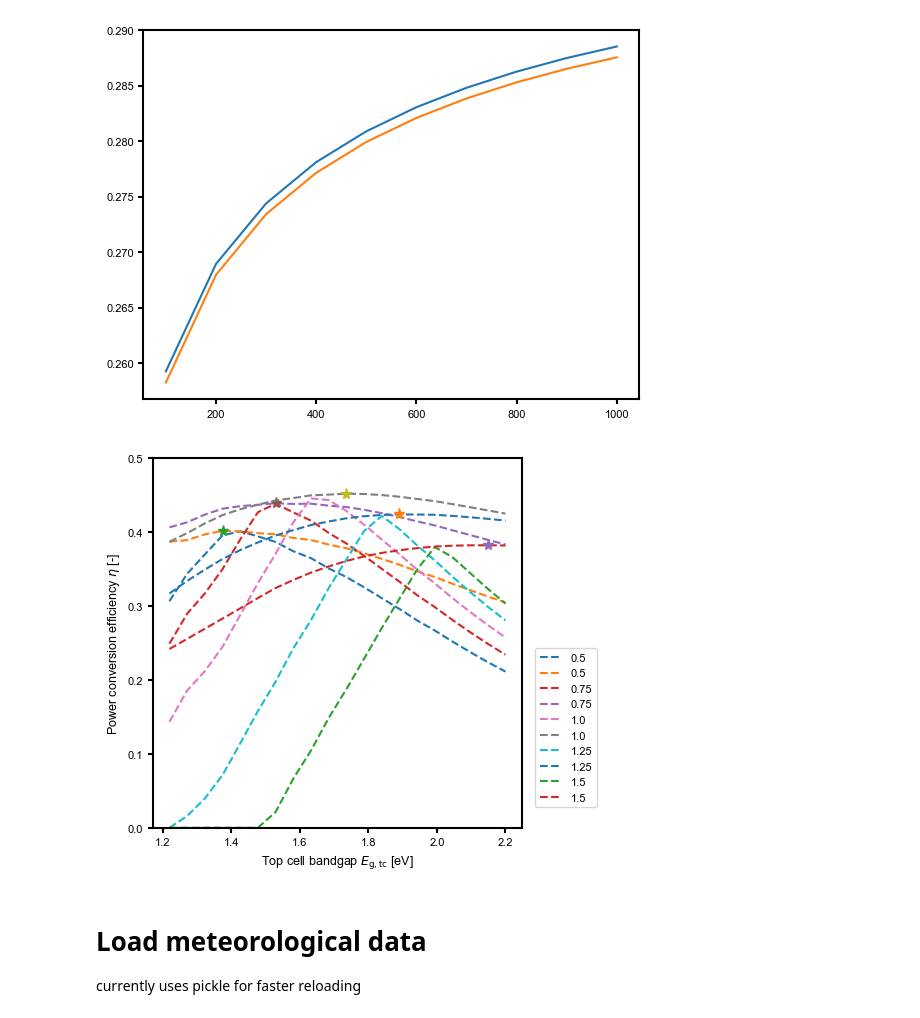
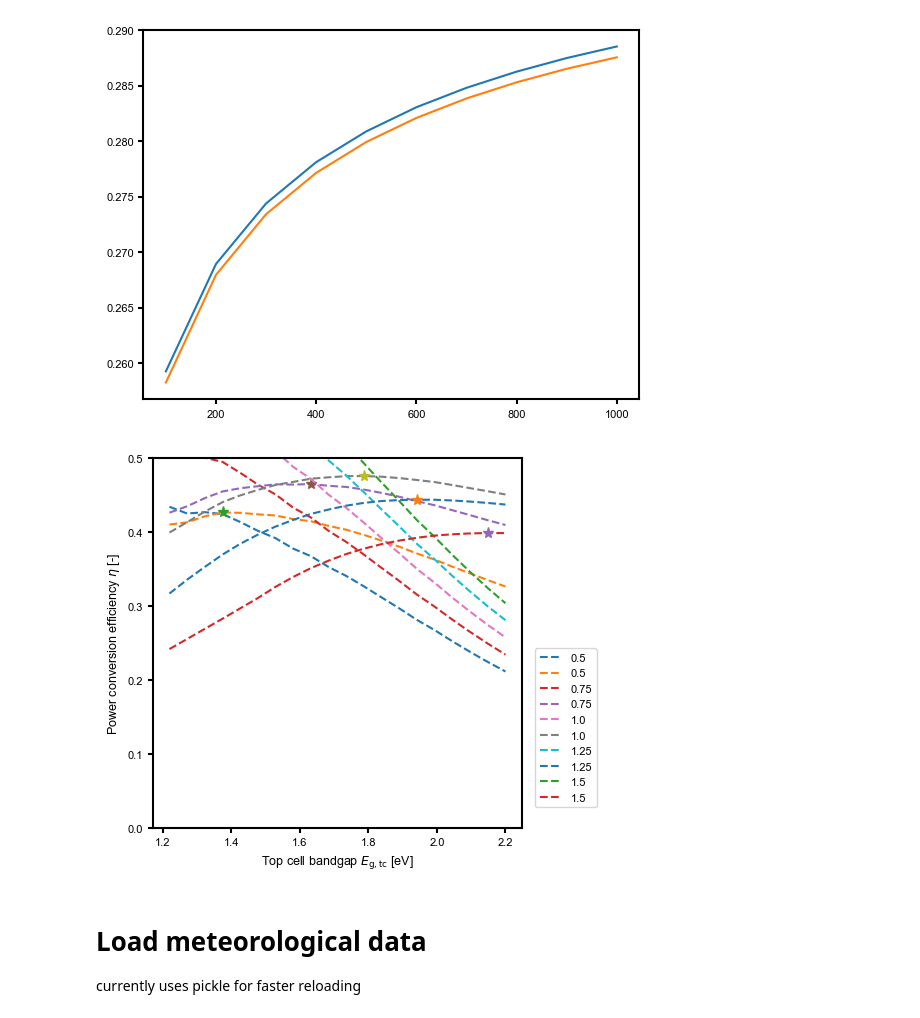
Before and after one commit to roberthilleck/PVcircuit, a Jupyter notebook: notebooks/EY_Psk-Si-tandem-EHE_modelingFigures.ipynb, the cells around one changed output. Drawn from its saved outputs; the diff is of its cells as text; code cells hidden in the pictures.

```diff
--- a/notebooks/EY_Psk-Si-tandem-EHE_modelingFigures.ipynb
+++ b/notebooks/EY_Psk-Si-tandem-EHE_modelingFigures.ipynb
@@ -671,8 +671,8 @@ def get_tandem_device(psc_params, si_params, df_si_eqe_filtered, eg_psc, eg_si):
 
     dev3T = pvc.Tandem3T()
     dev3T.set(name="PskSidev3T", Rz=0)
-    dev3T.top.set(Eg=eg_psc, J0ratio=[psc_joratio], Jext=psc_jsc, Gsh=psc_gsh, Rser=psc_rser, n=[psc_n], beta = 0, JLC = 0)
-    dev3T.bot.set(Eg=eg_si, J0ratio=[si_joratio], Jext=si_jsc, Gsh=si_gsh, Rser=si_rser, n=[si_n], beta = 0, JLC = 0)
+    dev3T.top.set(Eg=eg_psc, J0ratio=[psc_joratio], Jext=psc_jsc, Gsh=psc_gsh, Rser=psc_rser, n=[psc_n], beta = 0)
+    dev3T.bot.set(Eg=eg_si, J0ratio=[si_joratio], Jext=si_jsc, Gsh=si_gsh, Rser=si_rser, n=[si_n], beta = 20)
     return dev3T
 # %% [markdown]
 Funtions for the APE binning
@@ -1068,6 +1068,7 @@ datalist = glob(path + "**" + os.path.sep +"*")
 
 fp_psk_eqe = {
     1.25 : [file for file in datalist if "1.25" in file and "_QE" in file][0],
+    1.58 : [file for file in datalist if "1.58eV_QE." in file and "_QE" in file][0],
     1.63 : [file for file in datalist if "1.63" in file and "_QE" in file][0],
     1.68 : [file for file in datalist if "1.68" in file and "_QE" in file][0],
     1.70 : [file for file in datalist if "1.70" in file and "_QE" in file][0],
@@ -1077,6 +1078,7 @@ fp_psk_eqe = {
 
 fp_psk_trans = {
     1.25 : [file for file in datalist if "1.53" in file and "_tr" in file][0],
+    1.58 : [file for file in datalist if "1.63" in file and "_tr" in file][0],
     1.63 : [file for file in datalist if "1.63" in file and "_tr" in file][0],
     1.68 : [file for file in datalist if "1.63" in file and "_tr" in file][0],
     1.70 : [file for file in datalist if "1.70" in file and "_tr" in file][0],
@@ -1086,6 +1088,7 @@ fp_psk_trans = {
 
 fp_psk_jv = {
     1.25 : [file for file in datalist if "1.25" in file and "_JV" in file][0],
+    # 1.58 : [file for file in datalist if "1.58eV_" in file and "_JV" in file][0],
     1.63 : [file for file in datalist if "1.63" in file and "_JV" in file][0],
     1.68 : [file for file in datalist if "1.68" in file and "_JV" in file][0],
     1.70 : [file for file in datalist if "1.70" in file and "_JV" in file][0],
@@ -1098,4 +1101,4 @@ fp_psk_jv = {
 fp_si_eqe = [file for file in datalist if "Si_101_E1_005_14_2B_postITO_QE.xlsx" in file][0]
 fp_si_jv = [file for file in datalist if "Si_101_E1_005_14_2B_postITO_JV.csv" in file][0]
 
-tc_eg_list = list(fp_psk_eqe.keys())
+tc_eg_list = list(fp_psk_jv.keys())
@@ -1288,7 +1304,7 @@ for eg_psc in psc_egs:
     # dev2T = pvc.Multi2T.from_3T(dev3T)
 
     dev3T.top.set(Jext = jext_top / 1e3, n = [1], J0ratio = [1], Rser = 0, Gsh = 0, JLC = 0, Eg = eg_psc, beta = 0)
-    dev3T.bot.set(Jext = jext_bot / 1e3, n = [1], J0ratio = [1], Rser = 0, Gsh = 0, JLC = 0, Eg = eg_si, beta = 0)
+    dev3T.bot.set(Jext = jext_bot / 1e3, n = [1], J0ratio = [1], Rser = 0, Gsh = 0, JLC = 0, Eg = eg_si, beta = 20)
 
     dev3T.bot.set(pn=1)  # s-type
 
@@ -1310,7 +1326,7 @@ for eg_psc in psc_egs:
     jext_bot = np.polyval(si_jsc_fit_res,eg_psc)
 
     dev3T.top.set(Jext = jext_top, n = [psc_mean_ns], J0ratio = [1], Rser = 0, Gsh = 0, JLC = 0, Eg = eg_psc, beta = 0)
-    dev3T.bot.set(Jext = jext_bot, n = [si_mean_ns], J0ratio = [1], Rser = 0, Gsh = 0, JLC = 0, Eg = eg_si, beta = 0)
+    dev3T.bot.set(Jext = jext_bot, n = [si_mean_ns], J0ratio = [1], Rser = 0, Gsh = 0, JLC = 0, Eg = eg_si, beta = 20)
 
     dev3T.bot.set(pn=1)  # s-type
 
@@ -1330,7 +1346,7 @@ for eg_psc in psc_egs:
     jext_top = np.polyval(psc_jsc_fit_res,eg_psc)
     jext_bot = np.polyval(si_jsc_fit_res,eg_psc)
     dev3T.top.set(Jext = jext_top, n = [psc_mean_ns], J0ratio = [psc_mean_j0_ratio], Rser = 0, Gsh = 0, JLC = 0, Eg = eg_psc, beta = 0)
-    dev3T.bot.set(Jext = jext_bot, n = [si_mean_ns], J0ratio = [si_mean_j0_ratio], Rser = 0, Gsh = 0, JLC = 0, Eg = eg_si, beta = 0)
+    dev3T.bot.set(Jext = jext_bot, n = [si_mean_ns], J0ratio = [si_mean_j0_ratio], Rser = 0, Gsh = 0, JLC = 0, Eg = eg_si, beta = 20)
 
     dev3T.bot.set(pn=1)  # s-type
 
@@ -1388,7 +1404,7 @@ for eg_psc in tc_eg_list:
     jext_top = np.polyval(psc_jsc_fit_res,eg_psc)
     jext_bot = np.polyval(si_jsc_fit_res,eg_psc)
     dev3T.top.set(Jext = jext_top, n = [psc_mean_ns], J0ratio = [psc_mean_j0_ratio], Rser = psc_mean_rs, Gsh = 0, JLC = 0, Eg = eg_psc, beta = 0)
-    dev3T.bot.set(Jext = jext_bot, n = [si_mean_ns], J0ratio = [si_mean_j0_ratio], Rser = si_mean_rs, Gsh = 0, JLC = 0, Eg = eg_si, beta = 0)
+    dev3T.bot.set(Jext = jext_bot, n = [si_mean_ns], J0ratio = [si_mean_j0_ratio], Rser = si_mean_rs, Gsh = 0, JLC = 0, Eg = eg_si, beta = 20)
 
     # use indiviual fit parameters
     psc_params, si_params = get_jv_params(fp_psk_jv[eg_psc], fp_si_jv)
@@ -1570,37 +1586,37 @@ for eg_bot in np.linspace(0.5,1.5,5):
         dev3T.set(Rz=Rz)
         # dev2T = pvc.Multi2T.from_3T(dev3T)
 
-        dev3T.top.set(Jext = jext_top / 1e3, n = [1], J0ratio = [1], Rser = 0, Gsh = 0, JLC = 0, Eg = eg_top, beta = 0)
-        dev3T.bot.set(Jext = jext_bot / 1e3, n = [1], J0ratio = [1], Rser = 0, Gsh = 0, JLC = 0, Eg = eg_bot, beta = 0)
+        dev3T.top.set(Jext = jext_top / 1e3, n = [1], J0ratio = [1], Rser = 0, Gsh = 0,  Eg = eg_top, beta = 0)
+        dev3T.bot.set(Jext = jext_bot / 1e3, n = [1], J0ratio = [1], Rser = 0, Gsh = 0,  Eg = eg_bot, beta = 20)
 
         dev3T.bot.set(pn=1)  # s-type
 
         iv3t = dev3T.MPP()
         eta_ideal["4T"].loc[eg_top] = iv3t.Ptot[0] * 10
 
         _, iv3t = dev3T.CM()
         eta_ideal["2T"].loc[eg_top] = iv3t.Ptot[0] * 10
 
         _, iv3t = dev3T.VM(2,1)
         eta_ideal["s-3T"].loc[eg_top] = iv3t.Ptot[0] * 10
 
         dev3T.bot.set(pn=-1)  # r-type
         _, iv3t = dev3T.VM(2,1)
         eta_ideal["r-3T"].loc[eg_top] = iv3t.Ptot[0] * 10
 
 
     ax.plot(eta_ideal[["2T"]], "--", label=eg_bot)
     ax.plot(eta_ideal[["4T"]], "--", label=eg_bot)
     ax.plot(eta_ideal["4T"].idxmax(),eta_ideal["4T"].max(), "*")
 
 leg = ax.legend(bbox_to_anchor = (1.02,0.5))
 
 ax.set_xlabel("Top cell bandgap $E_\mathrm{g,tc}$ [eV]")
 ax.set_ylabel("Power conversion efficiency $\\eta$ [-]")
 ax.set_ylim(0,0.5)
 ax.set_box_aspect(1)
 # %% [output]
-[figure, old version]
+[figure, new version]
 # %% [markdown]
 # Load meteorological data <b>
 
```
Also changed, not shown: parts of 59 cells of this notebook.
